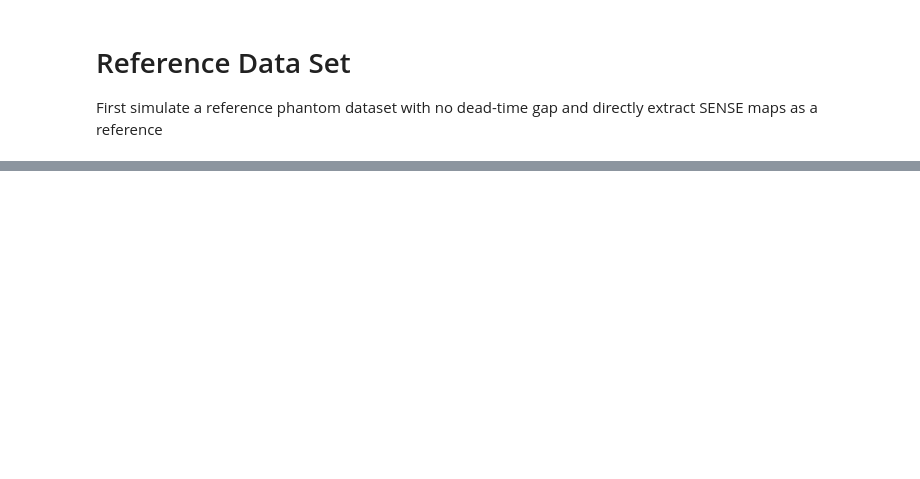
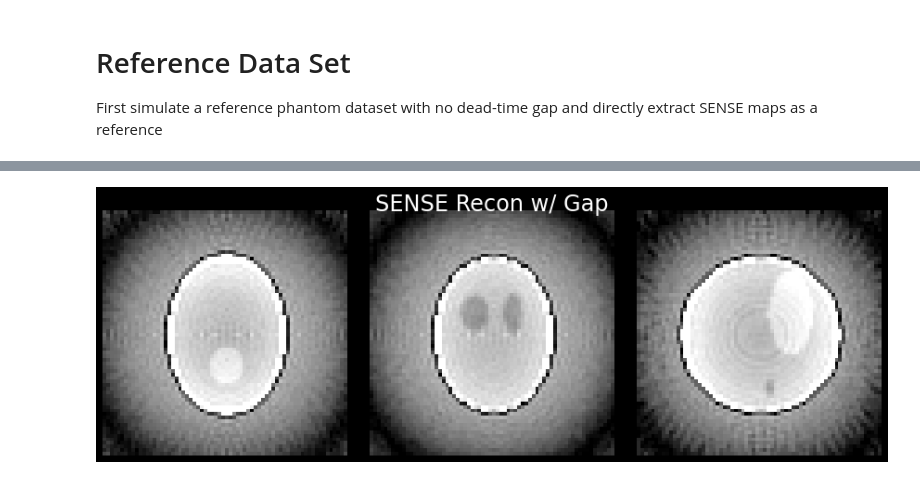
Before and after one commit to spinicist/old-riesling-examples, a Jupyter notebook: espirit.ipynb, the cells around one changed output, grey strips where cells are left out. Saved outputs shown, nothing was run; the diff lists cells and outputs as text; code cells hidden in the pictures; blank space fills up the shorter version.

```diff
--- a/espirit.ipynb
+++ b/espirit.ipynb
@@ -115,0 +39,5 @@ ns.compare('full-direct-cg.nii', 'gap-espirit-cg.nii', component='mag', diff_cli
+# %%
+!riesling recon --kb gap.h5 --sense=gap-sense.h5 -o gap-sense --fov=256
+plot_3plane('gap-sense-recon.h5', title='SENSE Recon w/ Gap')
+# %% [output]
+[figure, added]
```
Also changed, not shown: parts of 38 cells of this notebook, 3 other files.
